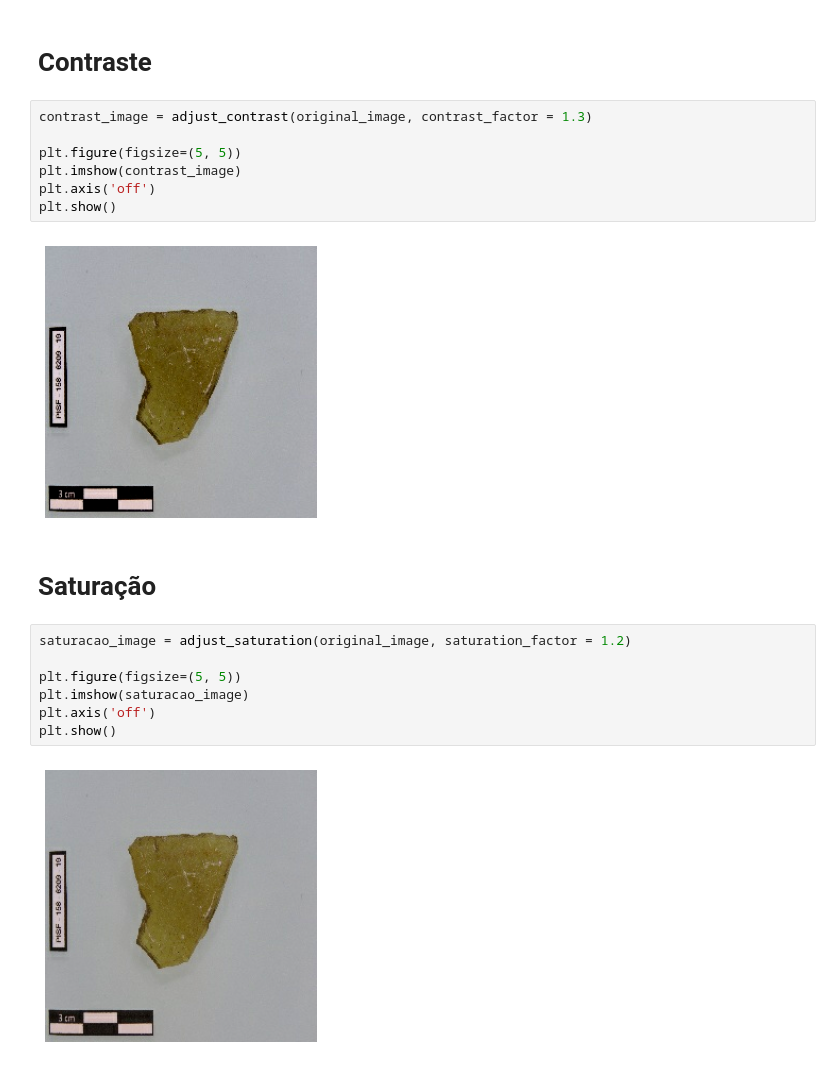
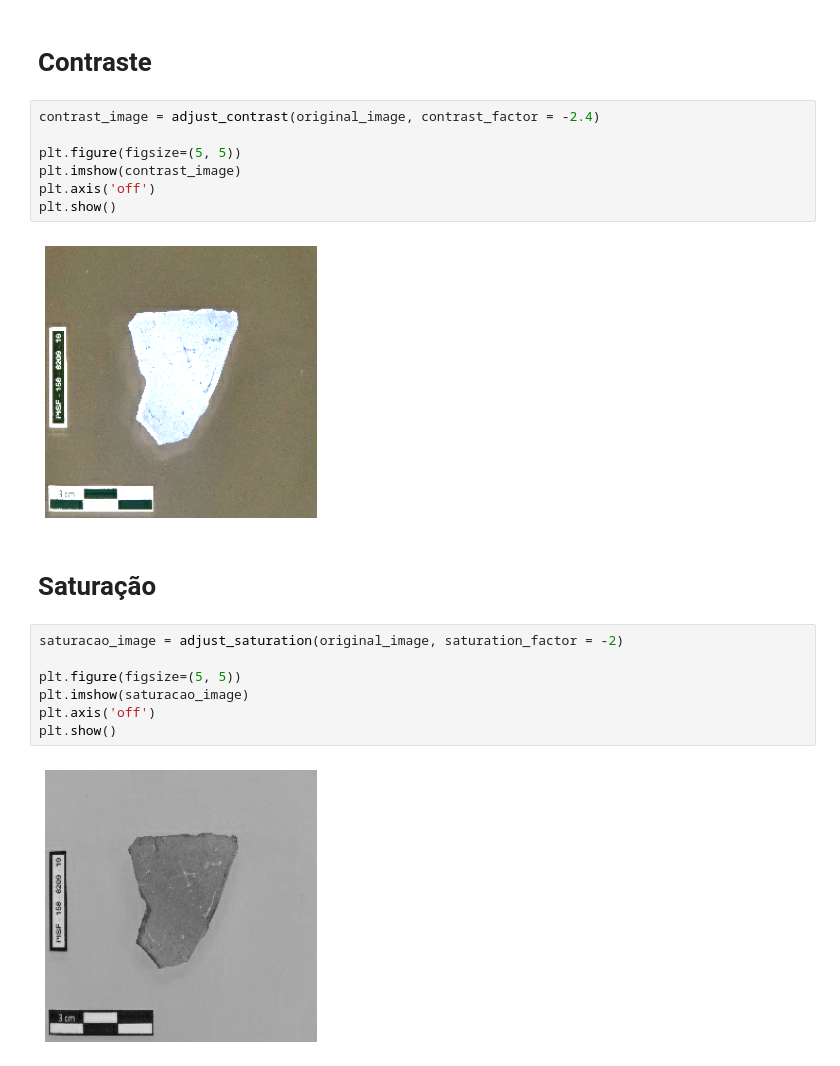
Before and after one commit to ArthurrCr/projeto_classificacao_artefatos, a Jupyter notebook: notebooks/_preprocessamento.ipynb, the cells around one changed output. Saved outputs shown, nothing was run; the diff lists cells and outputs as text.

```diff
--- a/notebooks/_preprocessamento.ipynb
+++ b/notebooks/_preprocessamento.ipynb
@@ -89,22 +93,22 @@ plt.show()
 # %% [markdown]
 # Contraste
 # %%
-contrast_image = adjust_contrast(original_image, contrast_factor = 1.3)
+contrast_image = adjust_contrast(original_image, contrast_factor = -2.4)
 
 plt.figure(figsize=(5, 5))
 plt.imshow(contrast_image)
 plt.axis('off')
 plt.show()
 # %% [output]
-[figure, old version]
+[figure, new version]
 # %% [markdown]
 # Saturação
 # %%
-saturacao_image = adjust_saturation(original_image, saturation_factor = 1.2)
+saturacao_image = adjust_saturation(original_image, saturation_factor = -2)
 
 plt.figure(figsize=(5, 5))
 plt.imshow(saturacao_image)
 plt.axis('off')
 plt.show()
 # %% [output]
-[figure, old version]
+[figure, new version]
```
Also changed, not shown: parts of 14 cells of this notebook, 6 other files.
